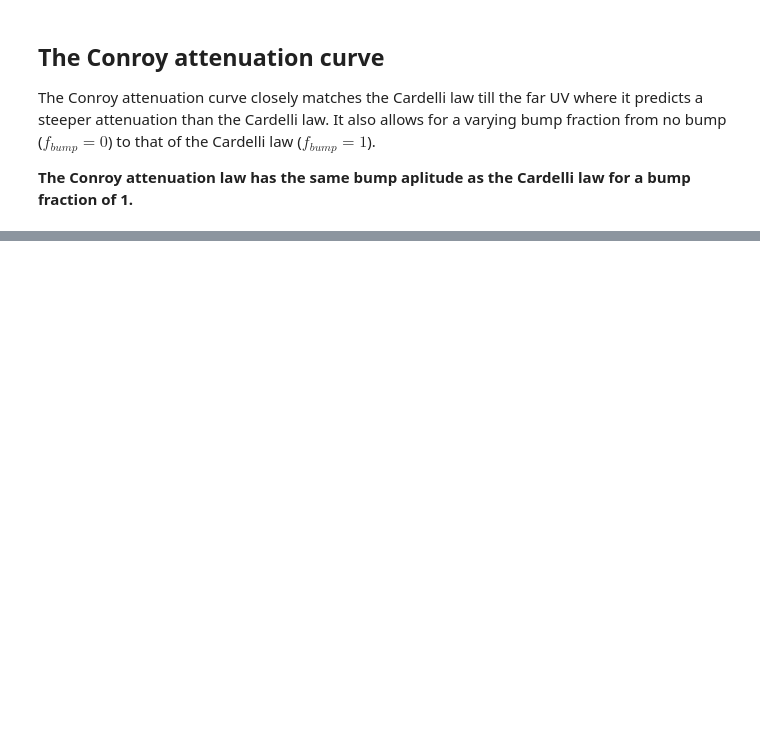
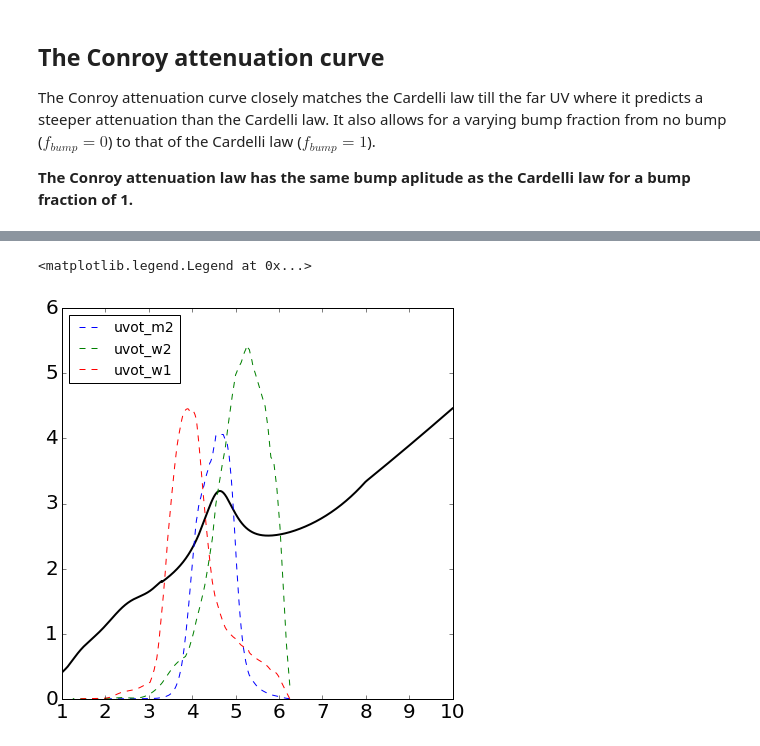
Before and after one commit to dgorthi/ay250, a Jupyter notebook: hw04/Attenuation Curves.ipynb, the cells around one changed output, grey strips where cells are left out. Cells and saved outputs as stored; diff of their text form; code cells hidden in the pictures; blank space fills up the shorter version.

```diff
--- a/hw04/Attenuation Curves.ipynb
+++ b/hw04/Attenuation Curves.ipynb
@@ -123,0 +135,13 @@ ax2.legend()
+# %%
+fig3,ax3 = plt.subplots(figsize=(7,7))
+
+ax3.plot(wlinv,attenuation.conroy(wl,f_bump=1),'k',linewidth=2)
+
+uvot_filters = fsps.find_filter('uvot')
+for fil in uvot_filters:
+    f = fsps.get_filter(fil)
+    ax3.plot((f.transmission[0]*1e-4)**-1,f.transmission[1]/5,'--',label=f.name)
+ax3.legend(loc=2,fontsize=14)
+# %% [output]
+<matplotlib.legend.Legend at 0x...>
+[figure, added]
```
Also changed, not shown: parts of 6 cells of this notebook.
